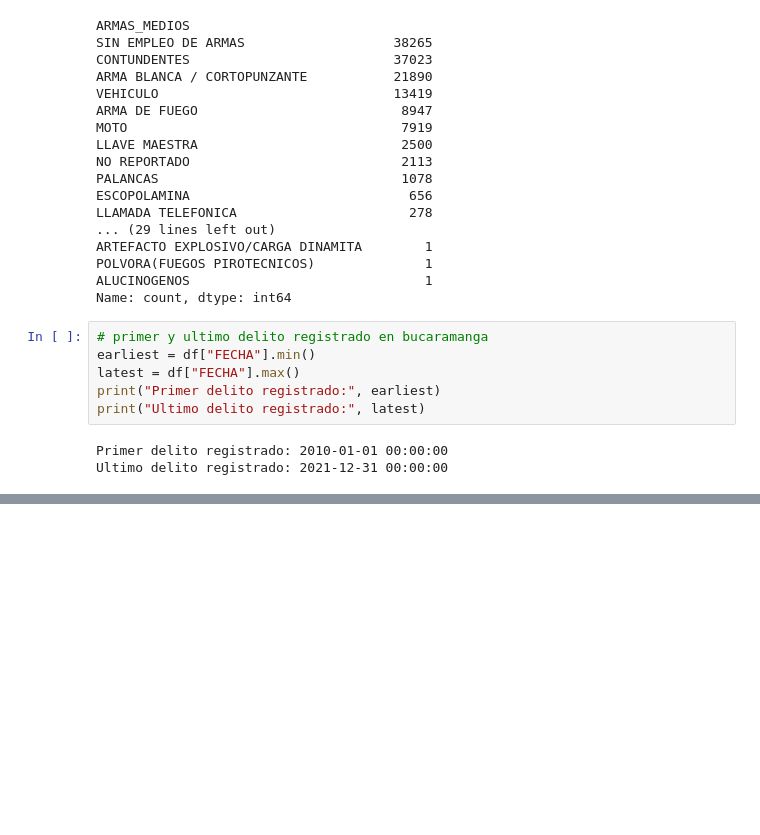
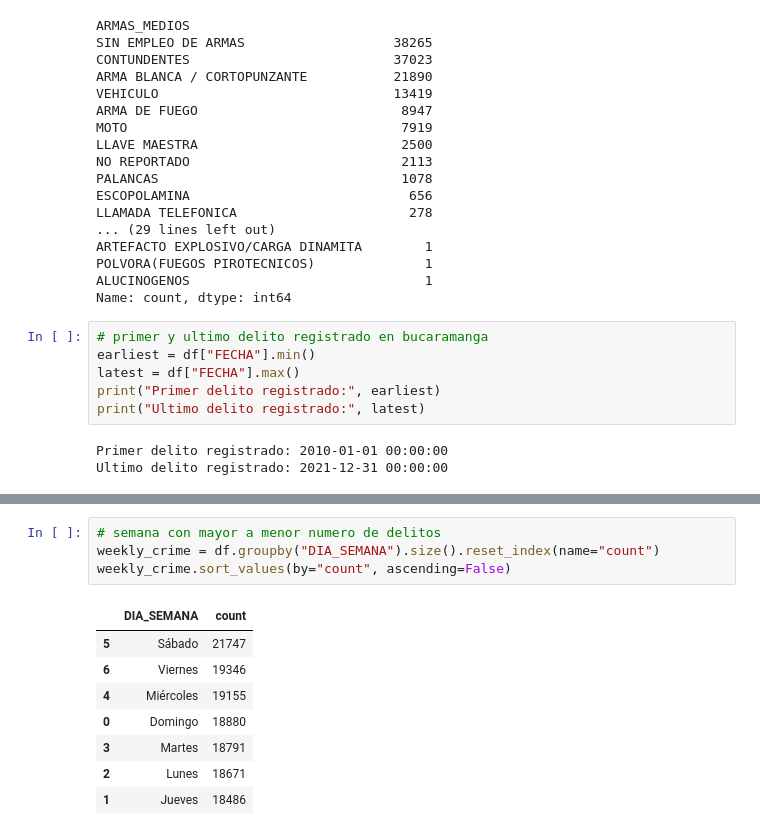
Before and after one commit to SantiagoDrckr/Delitos_en_Bucaramanga_ENE2010_DIC2021, a Jupyter notebook: crime_bucaramanga.ipynb, the cells around one changed output, grey strips where cells are left out. Drawn from its saved outputs; the diff is of its cells as text; blank space fills up the shorter version.

```diff
--- a/crime_bucaramanga.ipynb
+++ b/crime_bucaramanga.ipynb
@@ -174,0 +224,13 @@ graph
+# %%
+# semana con mayor a menor numero de delitos
+weekly_crime = df.groupby("DIA_SEMANA").size().reset_index(name="count")
+weekly_crime.sort_values(by="count", ascending=False)
+# %% [output]
+|  | DIA_SEMANA | count |
+| 5 | Sábado | 21747 |
+| 6 | Viernes | 19346 |
+| 4 | Miércoles | 19155 |
+| 0 | Domingo | 18880 |
+| 3 | Martes | 18791 |
+| 2 | Lunes | 18671 |
+| 1 | Jueves | 18486 |
```
Also changed, not shown: parts of 15 cells of this notebook.
